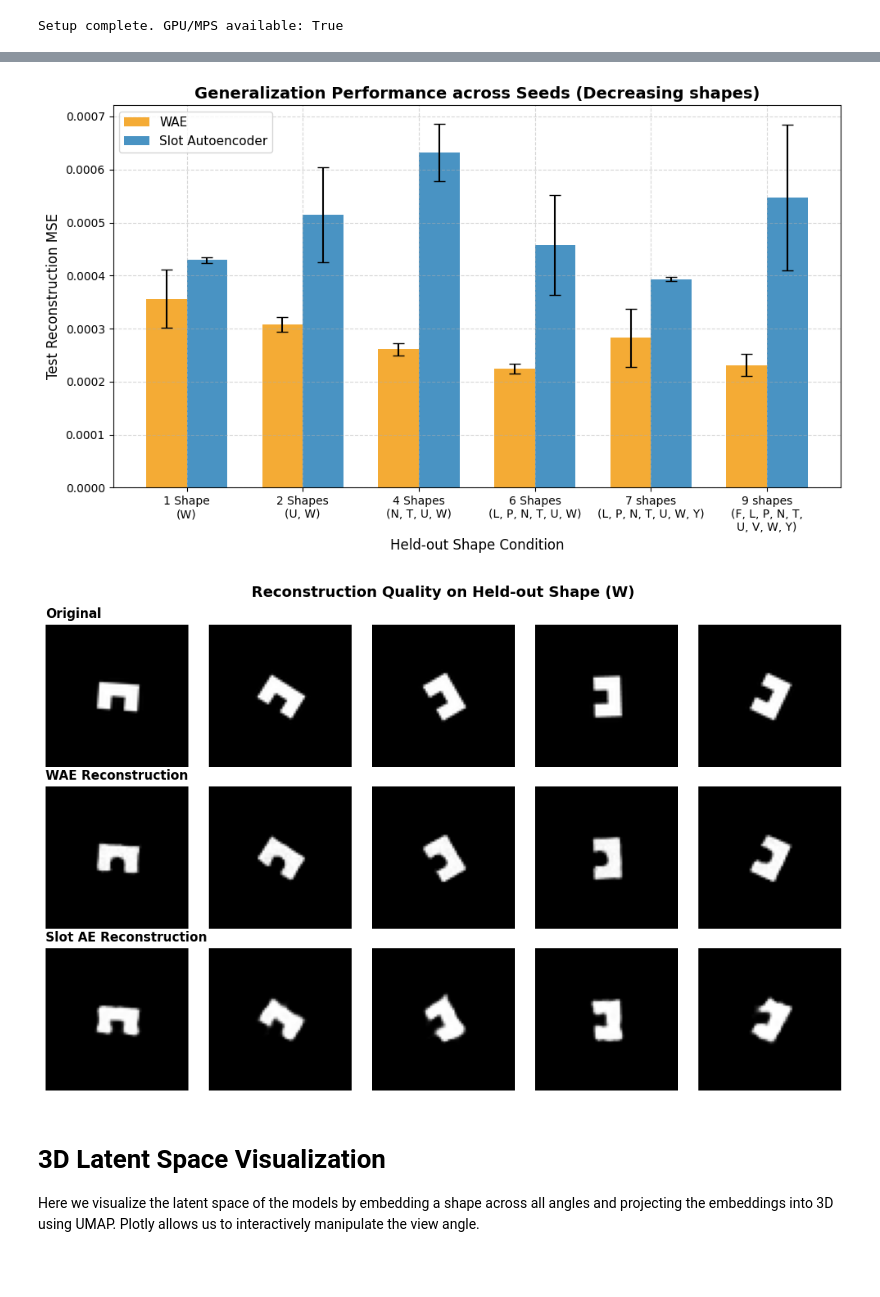
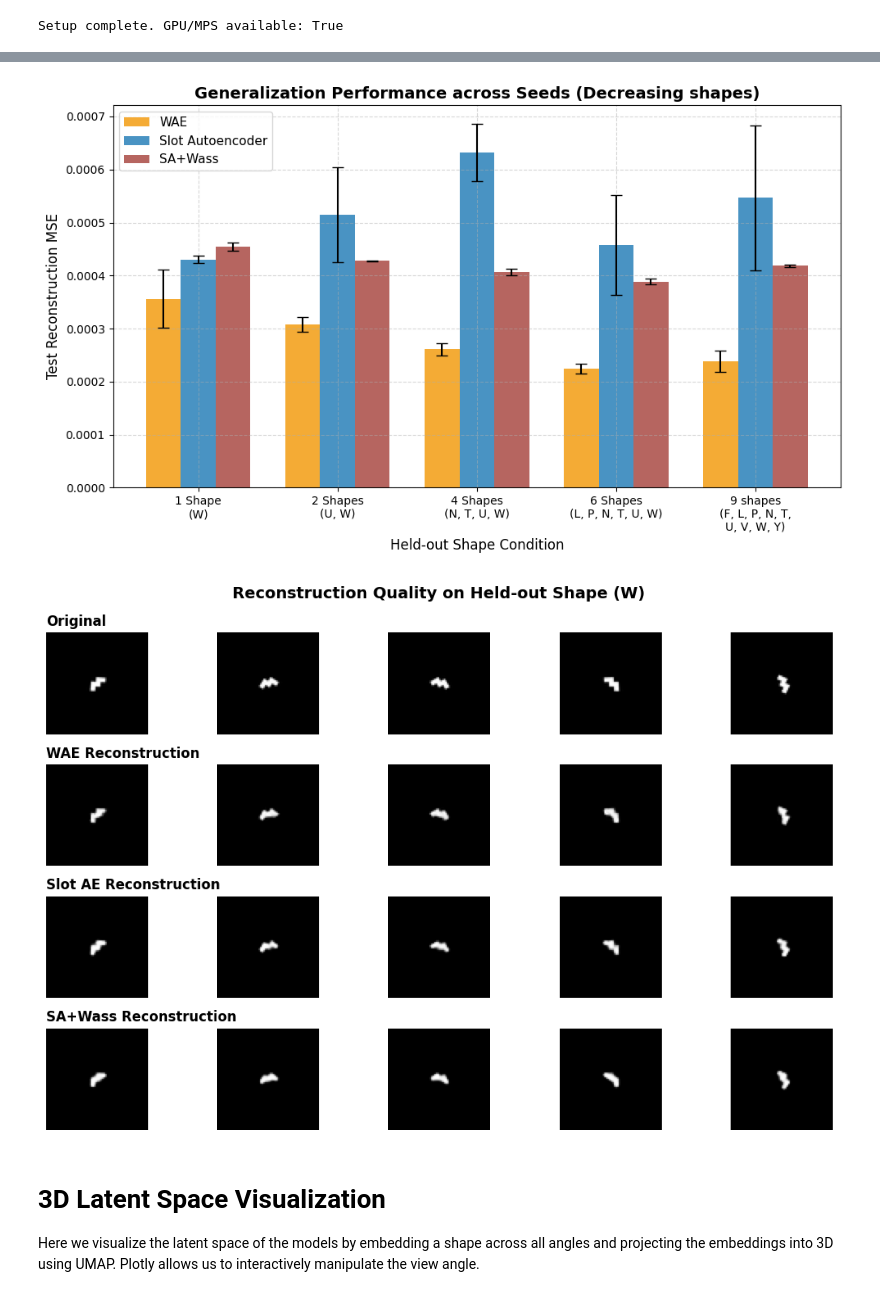
Before and after one commit to miltonllera/ocdm, a Jupyter notebook: notebooks/explore_generalization.ipynb, the cells around one changed output, grey strips where cells are left out. Cells and saved outputs as stored; diff of their text form; code cells hidden in the pictures; blank space fills up the shorter version.

```diff
--- a/notebooks/explore_generalization.ipynb
+++ b/notebooks/explore_generalization.ipynb
@@ -128,15 +128,18 @@ SA | 10_shapes | Seed 102 | test MSE = 0.000410
 fig, ax = plt.subplots(figsize=(10, 6))
 
 x = np.arange(len(shape_names))
-width = 0.35
+width = 0.25
 
 wae_means = [np.mean(results['wae'][s]) for s in shape_names]
 wae_stds = [np.std(results['wae'][s]) for s in shape_names]
 sa_means = [np.mean(results['sa'][s]) for s in shape_names]
 sa_stds = [np.std(results['sa'][s]) for s in shape_names]
+sa_wwr_means = [np.mean(results['sa_wwr'][s]) for s in shape_names]
+sa_wwr_stds = [np.std(results['sa_wwr'][s]) for s in shape_names]
 
-ax.bar(x - width/2, wae_means, width, yerr=wae_stds, label='WAE', capsize=5, color='#F39C12', alpha=0.85)
-ax.bar(x + width/2, sa_means, width, yerr=sa_stds, label='Slot Autoencoder', capsize=5, color='#2980B9', alpha=0.85)
+ax.bar(x - width, wae_means, width, yerr=wae_stds, label='WAE', capsize=5, color='#F39C12', alpha=0.85)
+ax.bar(x, sa_means, width, yerr=sa_stds, label='Slot Autoencoder', capsize=5, color='#2980B9', alpha=0.85)
+ax.bar(x + width, sa_wwr_means, width, yerr=sa_wwr_stds, label='SA+Wass', capsize=5, color='#AA4A44', alpha=0.85)
 
 ax.set_xlabel('Held-out Shape Condition', fontsize=12)
 ax.set_ylabel('Test Reconstruction MSE', fontsize=12)
@@ -147,7 +150,7 @@ ax.set_xticklabels([
     '2 Shapes\n(U, W)',
     '4 Shapes\n(N, T, U, W)',
     '6 Shapes\n(L, P, N, T, U, W)',
-    '7 shapes\n(L, P, N, T, U, W, Y)',
+    # '7 shapes\n(L, P, N, T, U, W, Y)',
     '9 shapes\n(F, L, P, N, T,\nU, V, W, Y)',
 ], fontsize=10)
 ax.legend(fontsize=11)
@@ -158,22 +161,25 @@ plt.tight_layout()
 plt.savefig("plots/pentominos_generalization_error.png", dpi=300)
 plt.show()
 # %% [output]
-[figure, old version]
+[figure, new version]
 # %%
 # Visual comparison of reconstructions on a held-out shape (W)
-w_filter = build_filter(Pentominos, "(shape == 6) & (angle >= 180) & ( pos_y > 0.52 ) & ( pos_y < 0.53 ) & ( pos_x > 0.52 ) & ( pos_x < 0.53 ) & ( scale == 3.0 )")
+w_filter = build_filter(Pentominos, "(shape == 8) & (angle >= 180) & ( pos_y > 0.52 ) & ( pos_y < 0.53 ) & ( pos_x > 0.52 ) & ( pos_x < 0.53 ) & ( scale == 1.5 )")
 try:
     w_dataset = Pentominos("data/datasets/pentominos", data_filter=w_filter)
     indices = [0, 3, 6, 9, 12]
     examples = torch.stack([w_dataset[i][0] for i in indices])
 
     # Load models
-    wae_model = load_model_checkpoint('wae', '10_shapes', 101)
-    sa_model = load_model_checkpoint('sa', '10_shapes', 101)
+    wae_model = load_model_checkpoint('wae', '9_shapes', 101)
+    sa_model = load_model_checkpoint('sa', '9_shapes', 101)
+    sa_wwr_model = load_model_checkpoint('sa_wwr', '9_shapes', 101)
 
     if wae_model is not None and sa_model is not None:
         wae_model.eval()
         sa_model.eval()
+        sa_wwr_model.eval()
+
         with torch.no_grad():
             wae_recons = wae_model(examples)[0]
             if isinstance(wae_recons, tuple):
@@ -185,38 +191,49 @@ try:
                 sa_recons = sa_recons[0]
             sa_recons = sa_recons.clip(0, 1)
 
+            sa_wwr_recons = sa_wwr_model(examples)[0]
+            if isinstance(sa_wwr_recons, tuple):
+                sa_wwr_recons = sa_wwr_recons[0]
+            sa_wwr_recons = sa_wwr_recons.clip(0, 1)
+
         n_examples = len(examples)
-        fig, axes = plt.subplots(3, n_examples, figsize=(n_examples * 2.2, 7))
+        fig, axes = plt.subplots(4, n_examples, figsize=(n_examples * 2.2, 7))
 
         for i in range(n_examples):
             # Original
             axes[0, i].imshow(examples[i].permute(1, 2, 0).numpy(), cmap='gray')
             axes[0, i].axis('off')
             if i == 0:
                 axes[0, i].set_title("Original", loc='left', fontweight='bold')
 
             # WAE
             axes[1, i].imshow(wae_recons[i].permute(1, 2, 0).numpy(), cmap='gray')
             axes[1, i].axis('off')
             if i == 0:
                 axes[1, i].set_title("WAE Reconstruction", loc='left', fontweight='bold')
 
             # SA
             axes[2, i].imshow(sa_recons[i].permute(1, 2, 0).numpy(), cmap='gray')
             axes[2, i].axis('off')
             if i == 0:
                 axes[2, i].set_title("Slot AE Reconstruction", loc='left', fontweight='bold')
 
+            # SA
+            axes[3, i].imshow(sa_wwr_recons[i].permute(1, 2, 0).numpy(), cmap='gray')
+            axes[3, i].axis('off')
+            if i == 0:
+                axes[3, i].set_title("SA+Wass Reconstruction", loc='left', fontweight='bold')
+
         plt.suptitle("Reconstruction Quality on Held-out Shape (W)", fontsize=14, fontweight='bold', y=0.98)
         plt.tight_layout()
         plt.savefig("plots/pentominos_reconstruction_comparison.png", dpi=300)
         plt.show()
     else:
         print("Visual reconstructions: Checkpoint files not found. Skipping plot.")
 except Exception as e:
     print(f"Could not plot reconstructions: {e}")
 # %% [output]
-[figure, old version]
+[figure, new version]
 # %% [markdown]
 # 3D Latent Space Visualization
 
```
Also changed, not shown: parts of 7 cells of this notebook.
